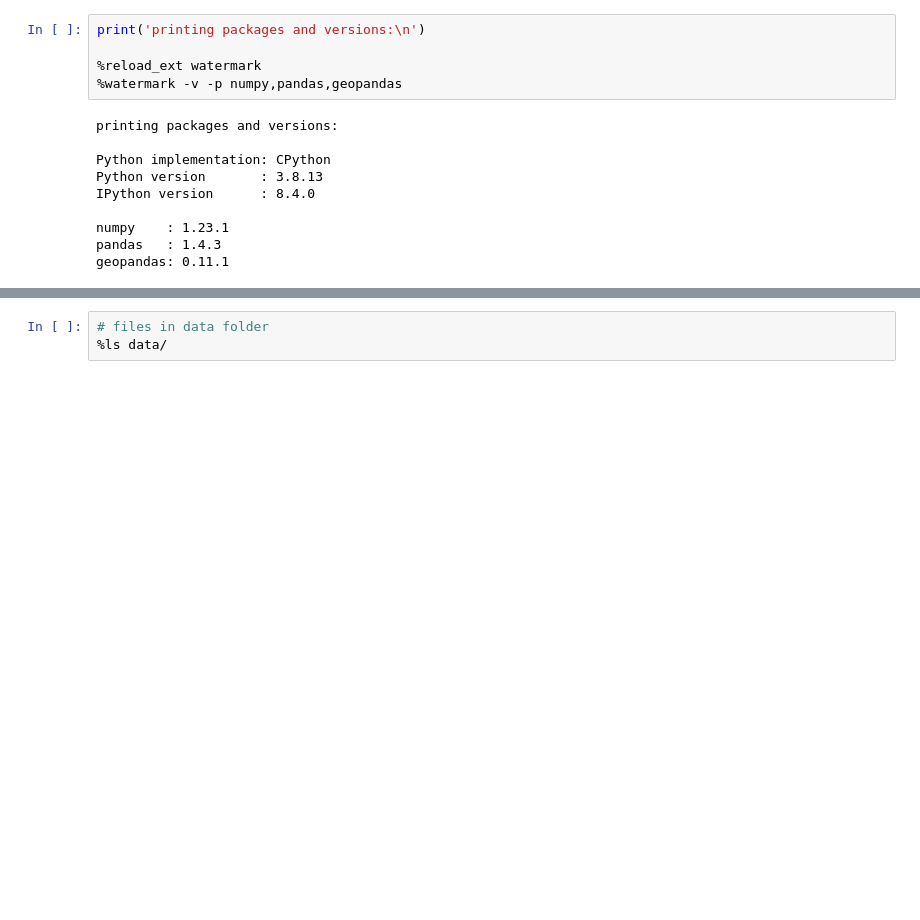
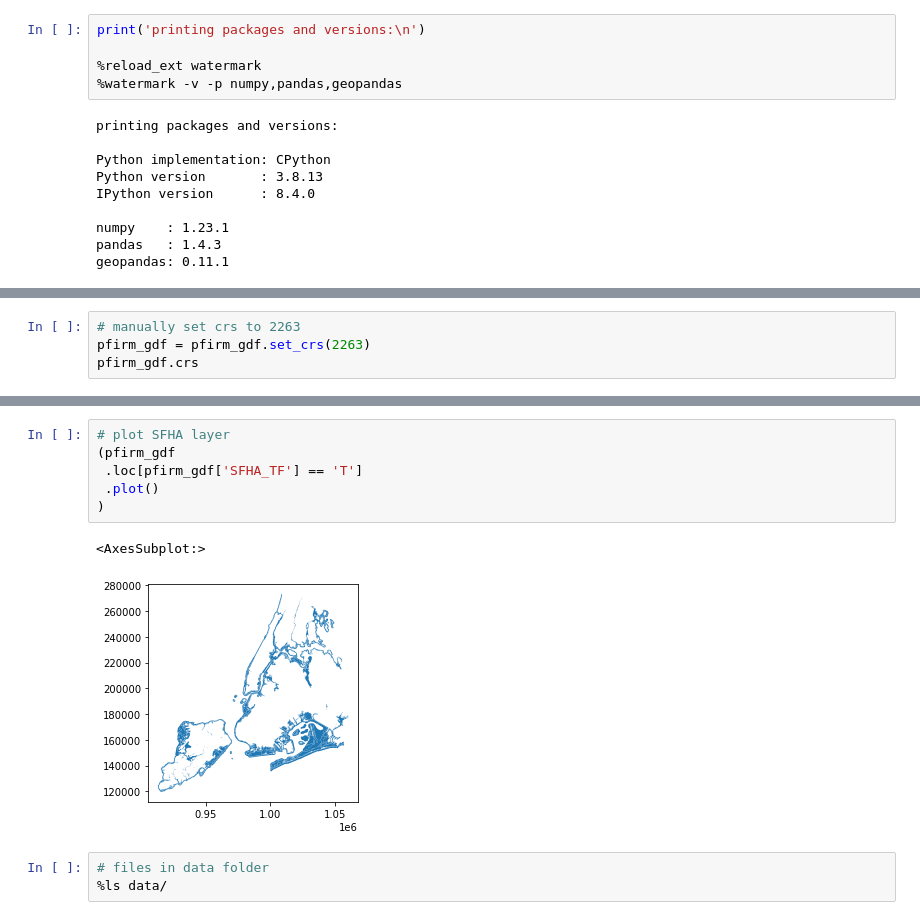
Before and after one commit to mebauer/nyc-flood-layers, a Jupyter notebook: download-layers.ipynb, the cells around one changed output, grey strips where cells are left out. Cells and saved outputs as stored; diff of their text form; blank space fills up the shorter version.

```diff
--- a/download-layers.ipynb
+++ b/download-layers.ipynb
@@ -513,0 +721,4 @@ pfirm_gdf.plot()
+# %%
+# manually set crs to 2263
+pfirm_gdf = pfirm_gdf.set_crs(2263)
+pfirm_gdf.crs
@@ -514,3 +740,12 @@ pfirm_gdf.plot()
+# %%
+# plot SFHA layer
+(pfirm_gdf
+ .loc[pfirm_gdf['SFHA_TF'] == 'T']
+ .plot()
+)
+# %% [output]
+<AxesSubplot:>
+[figure, added]
 # %%
 # files in data folder
 %ls data/
```
Also changed, not shown: parts of 64 cells of this notebook.
